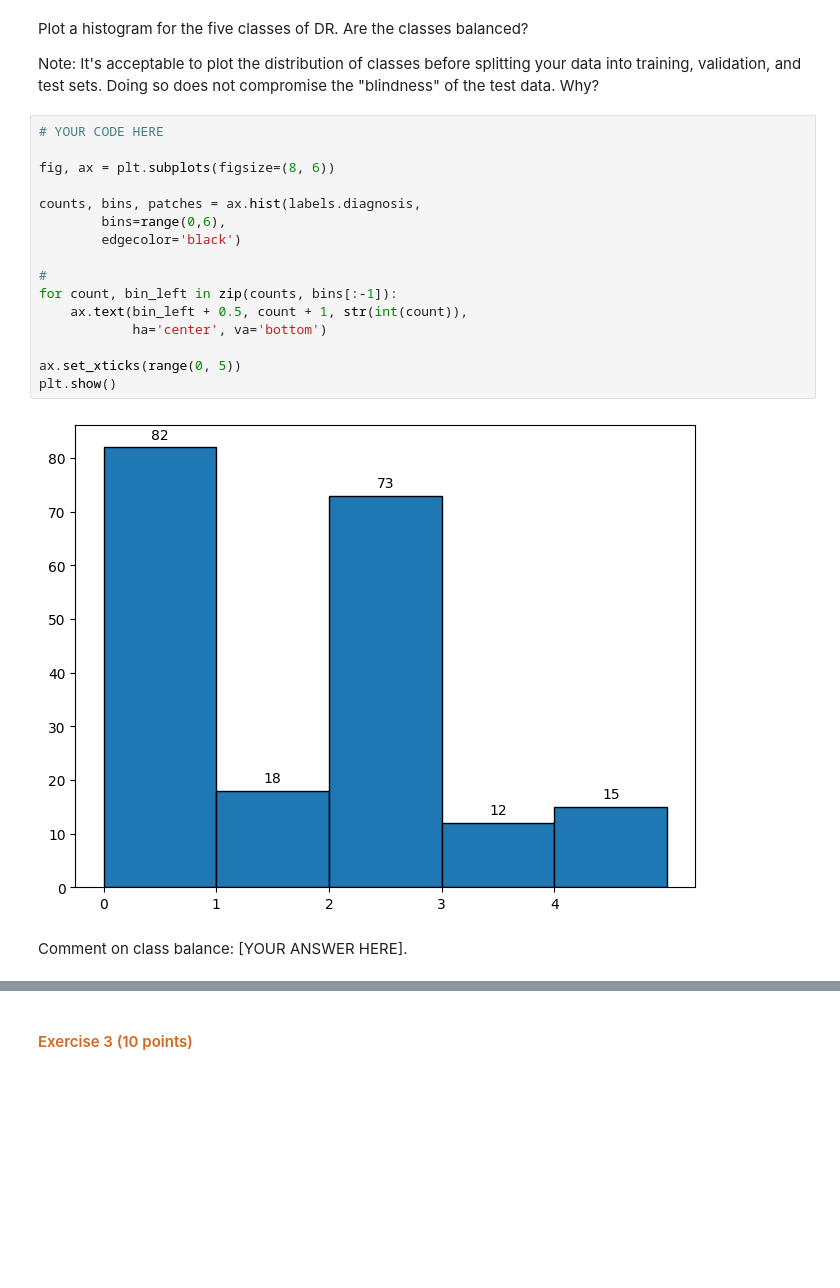
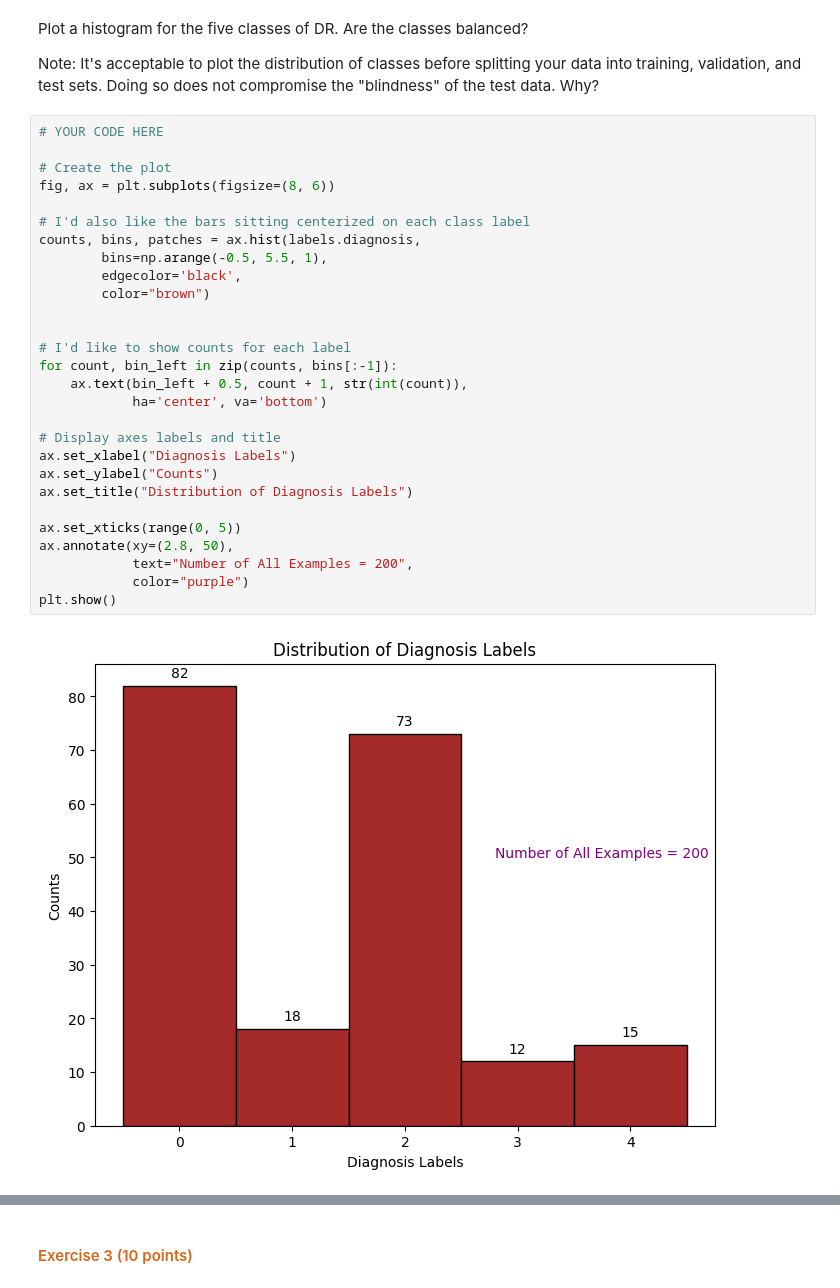
Before and after one commit to dabingougou/207, a Jupyter notebook: week_10/10 CNN.ipynb, the cells around one changed output, grey strips where cells are left out. Cells and saved outputs as stored; diff of their text form; blank space fills up the shorter version.

```diff
--- a/week_10/10 CNN.ipynb
+++ b/week_10/10 CNN.ipynb
@@ -173,20 +134,30 @@ Note: It's acceptable to plot the distribution of classes before splitting your
 # %%
 # YOUR CODE HERE
 
+# Create the plot
 fig, ax = plt.subplots(figsize=(8, 6))
 
+# I'd also like the bars sitting centerized on each class label
 counts, bins, patches = ax.hist(labels.diagnosis,
-        bins=range(0,6),
-        edgecolor='black')
+        bins=np.arange(-0.5, 5.5, 1),
+        edgecolor='black',
+        color="brown")
 
-#
+
+# I'd like to show counts for each label
 for count, bin_left in zip(counts, bins[:-1]):
     ax.text(bin_left + 0.5, count + 1, str(int(count)),
             ha='center', va='bottom')
 
+# Display axes labels and title
+ax.set_xlabel("Diagnosis Labels")
+ax.set_ylabel("Counts")
+ax.set_title("Distribution of Diagnosis Labels")
+
 ax.set_xticks(range(0, 5))
+ax.annotate(xy=(2.8, 50),
+            text="Number of All Examples = 200",
+            color="purple")
 plt.show()
 # %% [output]
-[figure, old version]
+[figure, new version]
-# %% [markdown]
-Comment on class balance: [YOUR ANSWER HERE].
```
Also changed, not shown: parts of 27 cells of this notebook.
